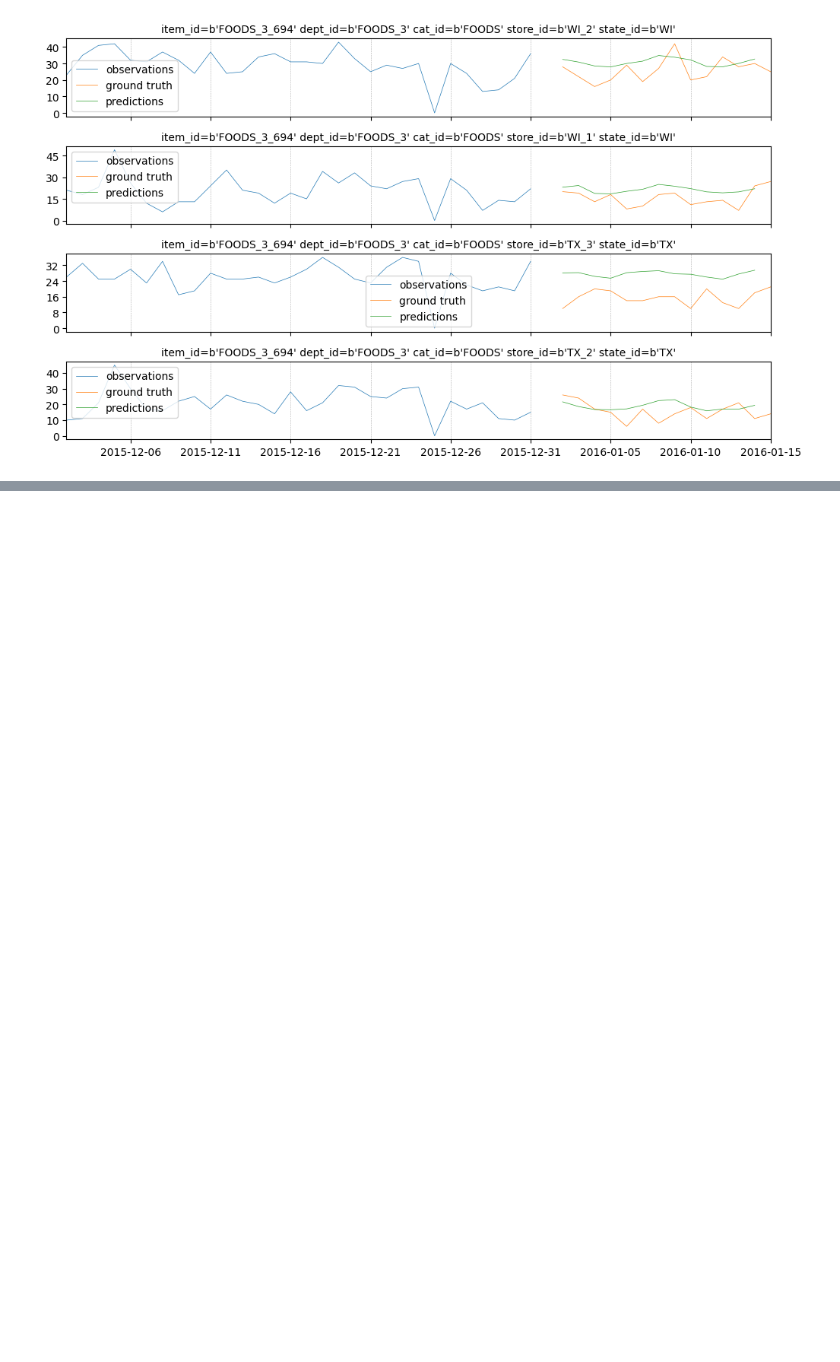
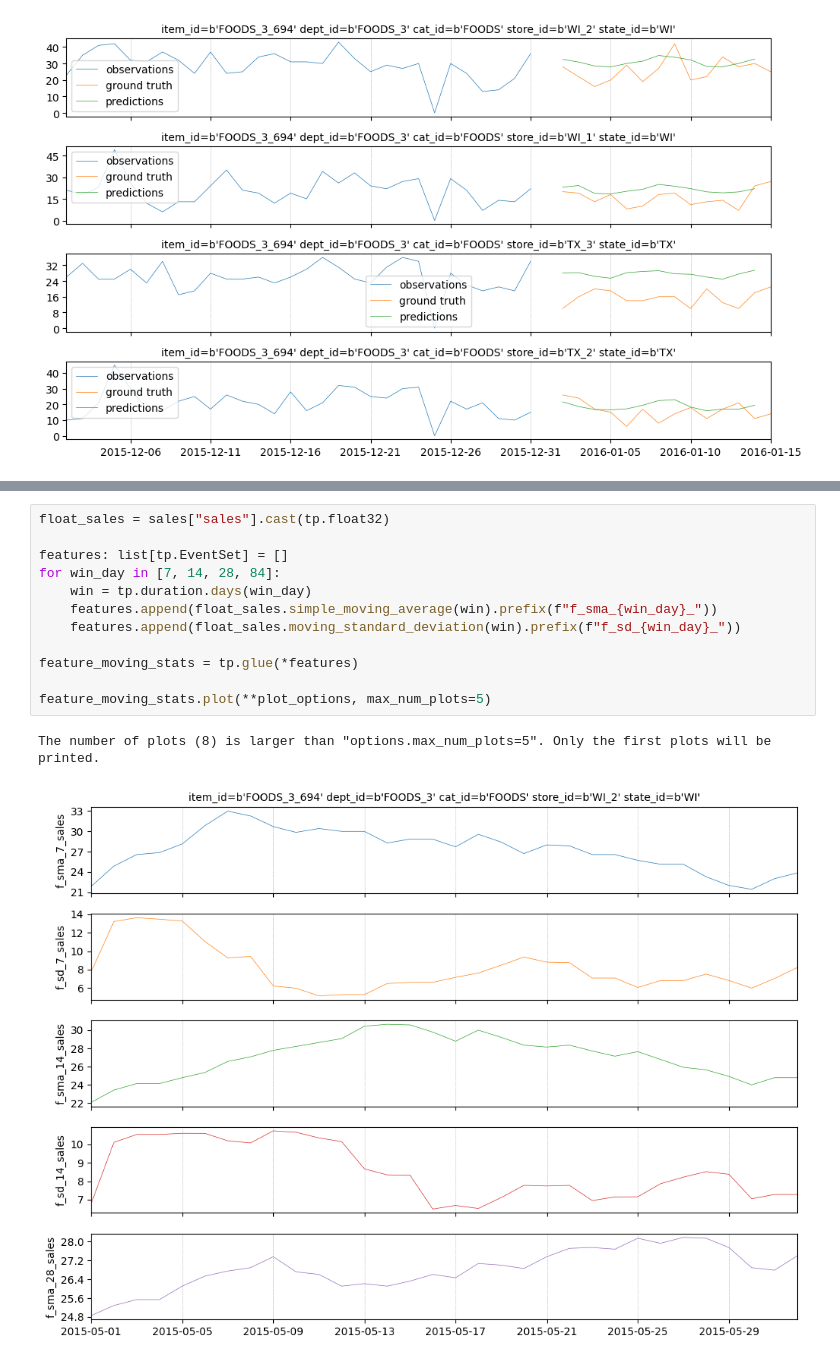
Before and after one commit to google/temporian, a Jupyter notebook: docs/src/tutorials/tutorial_scipy2024_part3.ipynb, the cells around one changed output, grey strips where cells are left out. Drawn from its saved outputs; the diff is of its cells as text; blank space fills up the shorter version.

```diff
--- a/docs/src/tutorials/tutorial_scipy2024_part3.ipynb
+++ b/docs/src/tutorials/tutorial_scipy2024_part3.ipynb
@@ -693,0 +713,15 @@ Now that we have our setup in place, we can experiment with more advances featur
+# %%
+float_sales = sales["sales"].cast(tp.float32)
+
+features: list[tp.EventSet] = []
+for win_day in [7, 14, 28, 84]:
+    win = tp.duration.days(win_day)
+    features.append(float_sales.simple_moving_average(win).prefix(f"f_sma_{win_day}_"))
+    features.append(float_sales.moving_standard_deviation(win).prefix(f"f_sd_{win_day}_"))
+
+feature_moving_stats = tp.glue(*features)
+
+feature_moving_stats.plot(**plot_options, max_num_plots=5)
+# %% [output]
+The number of plots (8) is larger than "options.max_num_plots=5". Only the first plots will be printed.
+[figure, added]
```
Also changed, not shown: parts of 40 cells of this notebook.
